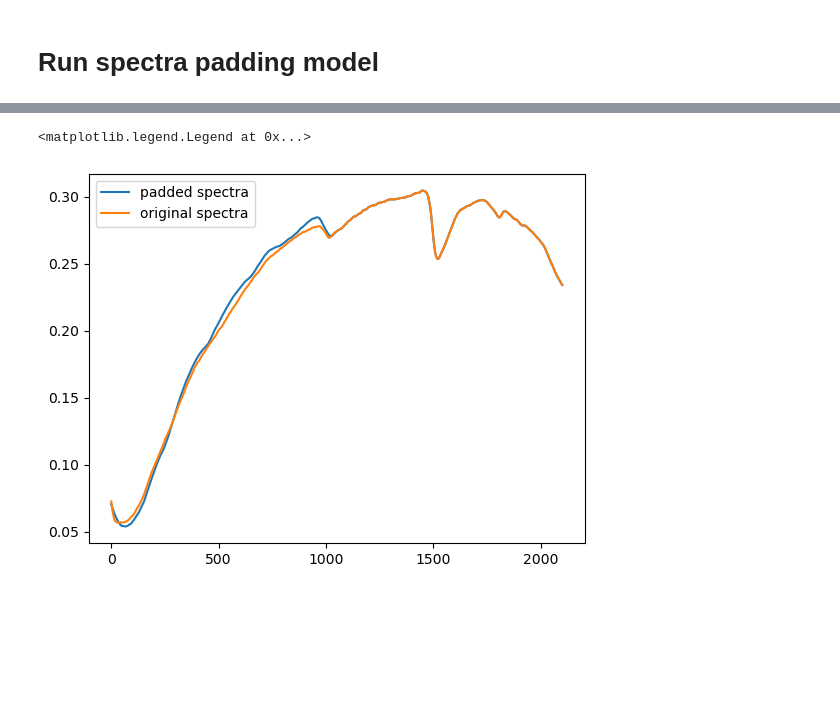
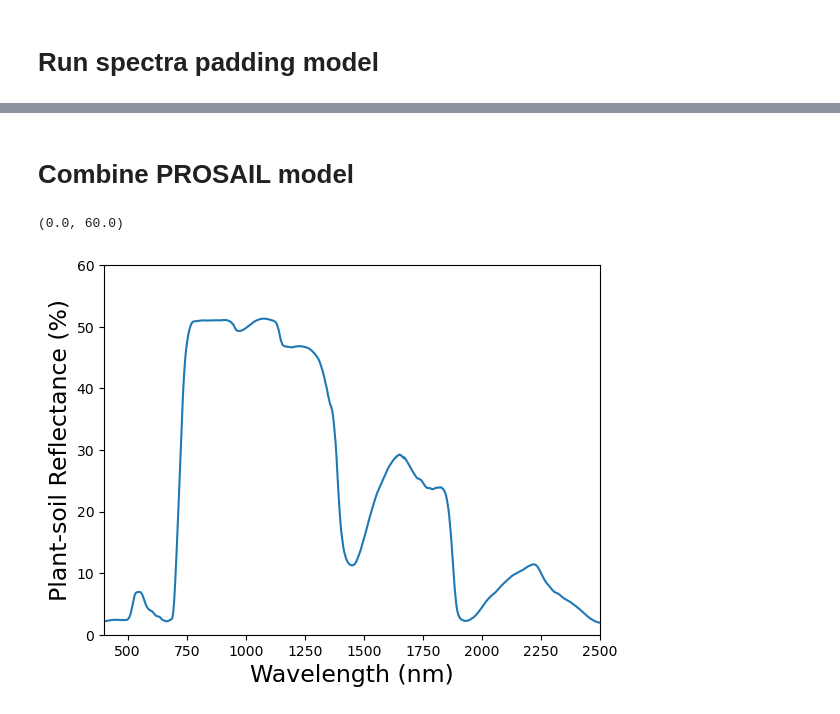
Before and after one commit to GEMINI-Breeding/SOGM_soil_spectra_simulation, a Jupyter notebook: Runtest.ipynb, the cells around one changed output, grey strips where cells are left out. Drawn from its saved outputs; the diff is of its cells as text; code cells hidden in the pictures; blank space fills up the shorter version.

```diff
--- a/Runtest.ipynb
+++ b/Runtest.ipynb
@@ -67,7 +87,7 @@ plt.plot(spectratest[:, :].T)
 SMCs_show = torch.tensor([2, 6, 10, 14, 18, 22])
 SMCs_show_input = SMCs_show.unsqueeze(1).float()
 dry_spectra_input = torch.tensor(spectratest).float().repeat(SMCs_show_input.shape[0], 1) # repeat the dry spectrum for the number of SMCs
-wet_spectra_show_predict = WW.modelwater(dry_spectra_input,  SMCs_show_input, 'cpu')
+wet_spectra = WW.modelwater(dry_spectra_input,  SMCs_show_input, 'cpu')
 # %%
 # show differences between wet and dry spectra
 # dry_spectra = torch.tensor(spectratest).float().repeat(SMCs_show_input.shape[0], 1)
@@ -122,5 +154,18 @@ plt.legend(['padded spectra', 'original spectra'])
+# %% [markdown]
+# Combine PROSAIL model
 # %%
-from models.prosail import FourSAIL as fsail
+wet_spectrum = wet_spectra[0].cpu().numpy()
+rr = prosail.run_prosail(wet_spectrum,1.5, 40., 8., 0.0, 0.01, 0.009, 3., -0.35, 0.01, 30., 10., 0.)
+plt.plot(wavelength,100*rr[:-1])
+x_limit = (400, 2500)
+y_limit = (0, 60)
+x_label = 'Wavelength (nm)'
+y_label = 'Plant-soil Reflectance (%)'
+fontsz = 17
+plt.xlabel(x_label, fontsize=fontsz)
+plt.ylabel(y_label, fontsize=fontsz)
+plt.xlim(x_limit)
+plt.ylim(y_limit)
 # %% [output]
-<matplotlib.legend.Legend at 0x...>
+(0.0, 60.0)
-[figure, old version]
+[figure, new version]
```
Also changed, not shown: parts of 8 cells of this notebook.
